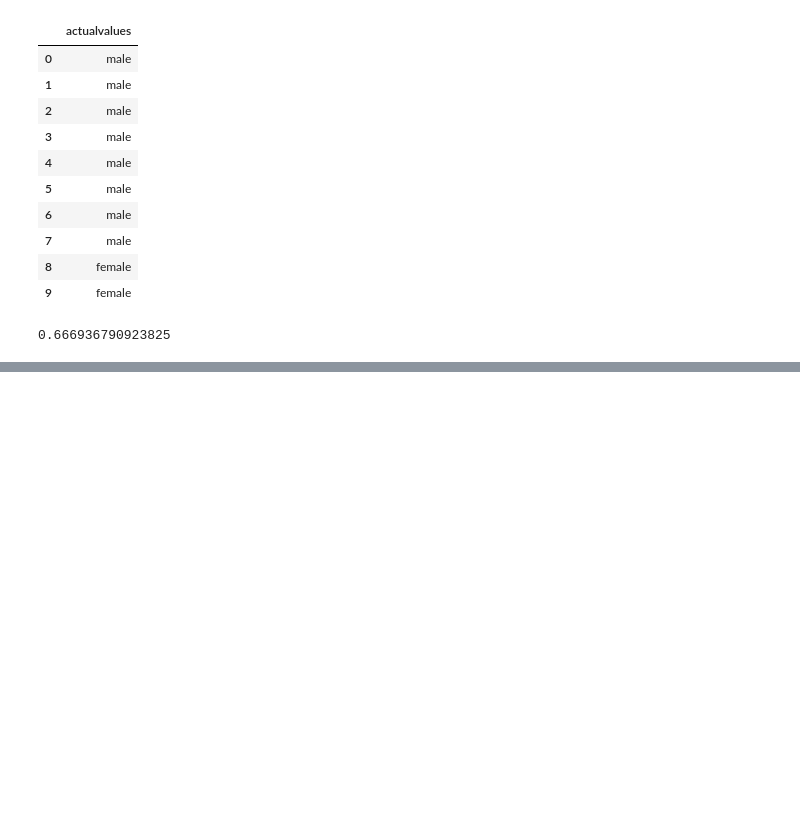
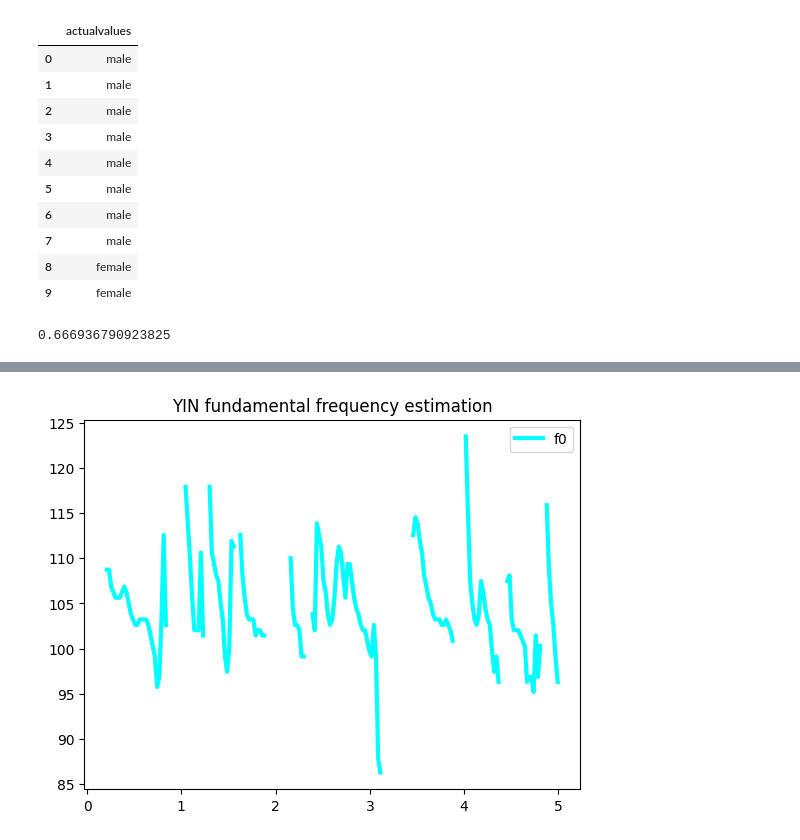
Before and after one commit to A9Coed66/VoiceClone, a Jupyter notebook: GenderDetermination/ANN.ipynb, the cells around one changed output, grey strips where cells are left out. Saved outputs shown, nothing was run; the diff lists cells and outputs as text; code cells hidden in the pictures; blank space fills up the shorter version.

```diff
--- a/GenderDetermination/ANN.ipynb
+++ b/GenderDetermination/ANN.ipynb
@@ -371,0 +449,10 @@ accuracy_score(actualdf, preddf)
+# %%
+times = librosa.times_like(f0)
+import matplotlib.pyplot as plt
+fig, ax = plt.subplots()
+ax.set(title='YIN fundamental frequency estimation')
+ax.plot(times, f0, label='f0', color='cyan', linewidth=3)
+ax.legend(loc='upper right')
+plt.show()
+# %% [output]
+[figure, added]
```
Also changed, not shown: parts of 14 cells of this notebook.
